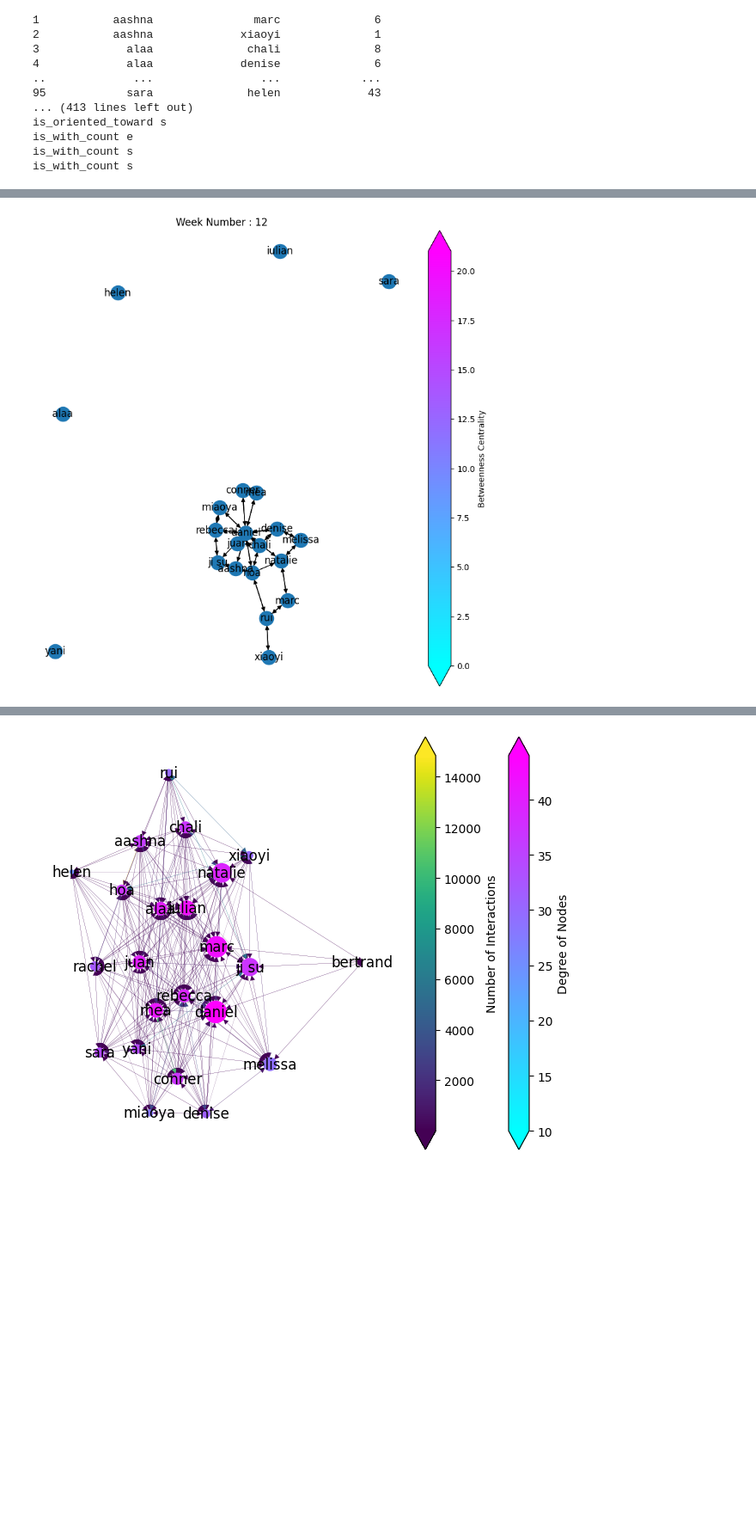
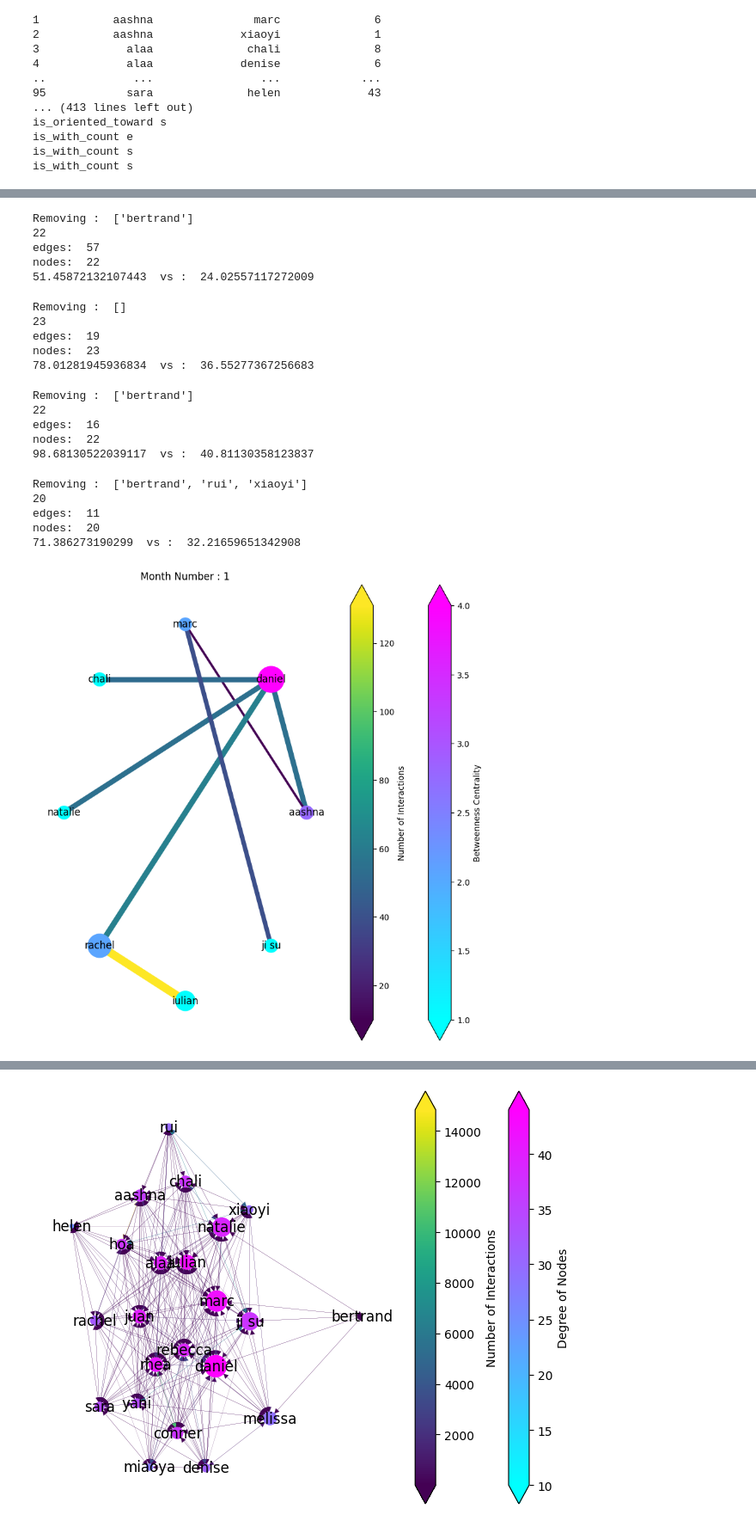
Before and after one commit to loufla/Makerspace-Project2, a Jupyter notebook: synthetized.ipynb, the cells around one changed output, grey strips where cells are left out. Shown at 86% size. Drawn from its saved outputs; the diff is of its cells as text; code cells hidden in the pictures; blank space fills up the shorter version.

```diff
--- a/synthetized.ipynb
+++ b/synthetized.ipynb
@@ -530,26 +521,30 @@ memory usage: 2.5+ KB
 # %%
 n = 0
+cum_btc = []
 for week in filtered_weeks:
     n=n+1
     if(week.empty):
         continue
     if(week.shape[0] < 3):
         continue
-    Graphtype = nx.DiGraph()
+    Graphtype = nx.Graph()
     G = nx.from_pandas_edgelist(week, create_using=Graphtype, source='person_identity', target='is_oriented_toward', edge_attr='is_with_count')
-    to_remove = [(a,b) for a, b, attrs in G.edges(data=True) if attrs['is_with_count'] <= 70]
+    max_count = max([e[2]['is_with_count'] for e in G.edges(data=True)])
+    to_remove = [(a,b) for a, b, attrs in G.edges(data=True) if attrs['is_with_count'] <= 0.05*max_count]
     G.remove_edges_from(to_remove)
-    nodes_to_remove = [n for n, d in G.degree() if d < 1]
-    #G.remove_nodes_from(nodes_to_remove)
     G2 = add_time_spent_to_group(G, week)
+    nodes_to_remove = [n for n, attrs in G.nodes(data=True) if attrs['time_spent']<50]
+    print("Removing : ", nodes_to_remove)
+    G.remove_nodes_from(nodes_to_remove)
     tim_spent = []
     for all in nx.get_node_attributes(G2, 'time_spent'):
         tim_spent.append(nx.get_node_attributes(G2, 'time_spent')[all])
     tim_sp = nx.get_node_attributes(G2, 'time_spent')
     if(nx.number_of_nodes(G2) < 2):
         continue
+    cum_btc.append(nx.betweenness_centrality(G2).values())
     plt.figure(figsize=(10,10))
     plt.title('Week Number : '+str(n))
     print('Week Number : ', n)
-    dataplot(G2)
+    dataplot(G2, "Week Number : "+str(n))
 # %% [output]
@@ -597,20 +612,28 @@ ValueError: s must be a scalar, or float array-like with the same size as x and
 # %%
-week = filtered_weeks[11]
-Graphtype = nx.DiGraph()
-G = nx.from_pandas_edgelist(week, create_using=Graphtype, source='person_identity', target='is_oriented_toward', edge_attr='is_with_count')
-to_remove = [(a,b) for a, b, attrs in G.edges(data=True) if attrs['is_with_count'] <= 20]
-G.remove_edges_from(to_remove)
-nodes_to_remove = [n for n, d in G.degree() if d < 1]
-#G.remove_nodes_from(nodes_to_remove)
-G2 = add_time_spent_to_group(G, week)
-tim_spent = []
-for all in nx.get_node_attributes(G2, 'time_spent'):
-    tim_spent.append(nx.get_node_attributes(G2, 'time_spent')[all])
-tim_sp = nx.get_node_attributes(G2, 'time_spent')
-#if(nx.number_of_nodes(G2) < 2):
-
-plt.figure(figsize=(10,10))
-plt.title('Week Number : '+str(n))
-print('Week Number : ', n)
-dataplot2(G2)
+n=0
+for month in filtered_months:
+    n=n+1
+    if(month.empty):
+        continue
+    if(month.shape[0] < 3):
+        continue
+    Graphtype = nx.Graph()
+    G = nx.from_pandas_edgelist(month, create_using=Graphtype, source='person_identity', target='is_oriented_toward', edge_attr='is_with_count')
+    max_count = max([e[2]['is_with_count'] for e in G.edges(data=True)])
+    to_remove = [(a,b) for a, b, attrs in G.edges(data=True) if attrs['is_with_count'] <= 0.04*max_count]
+    G.remove_edges_from(to_remove)
+    G2 = add_time_spent_to_group(G, month)
+    nodes_to_remove = [n for n, attrs in G.nodes(data=True) if attrs['time_spent']<100]
+    print("Removing : ", nodes_to_remove)
+    G.remove_nodes_from(nodes_to_remove)
+    tim_spent = []
+    for all in nx.get_node_attributes(G2, 'time_spent'):
+        tim_spent.append(nx.get_node_attributes(G2, 'time_spent')[all])
+    tim_sp = nx.get_node_attributes(G2, 'time_spent')
+    if(nx.number_of_nodes(G2) < 2):
+        continue
+    print(nx.number_of_nodes(G2))
+    plt.figure(figsize=(10,10))
+    plt.title('Month Number : '+str(n))
+    dataplot(G2, "Month Number : "+str(n))
 # %% [output]
@@ -620 +645,21 @@ nodes:  21
+Removing :  ['bertrand']
+22
+edges:  57
+nodes:  22
+51.45872132107443  vs :  24.02557117272009
+Removing :  []
+23
+edges:  19
+nodes:  23
+78.01281945936834  vs :  36.55277367256683
+Removing :  ['bertrand']
+22
+edges:  16
+nodes:  22
+98.68130522039117  vs :  40.81130358123837
+Removing :  ['bertrand', 'rui', 'xiaoyi']
+20
+edges:  11
+nodes:  20
+71.386273190299  vs :  32.21659651342908
-[figure, old version]
+[figure, new version]
```
Also changed, not shown: parts of 12 cells of this notebook, 2 other files.
